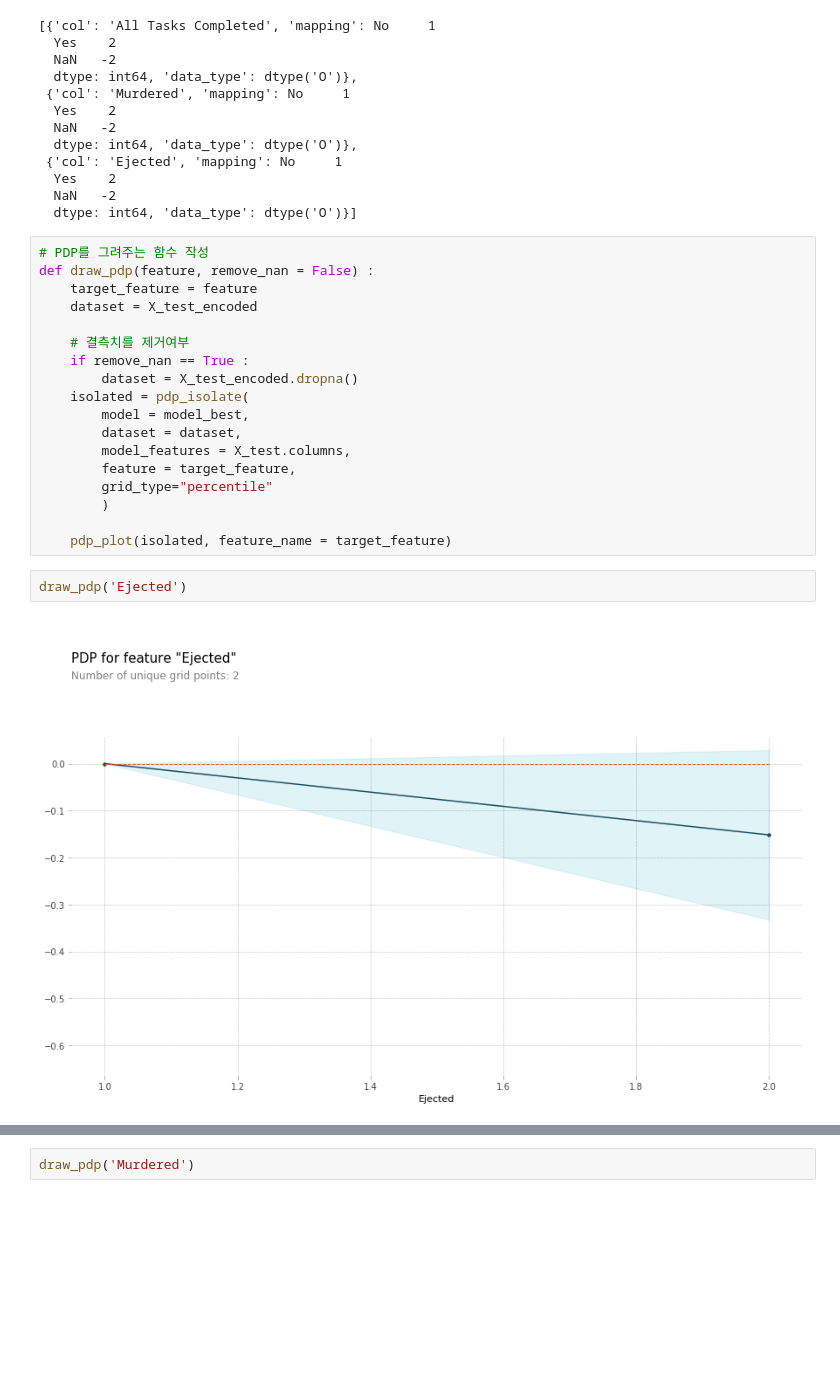
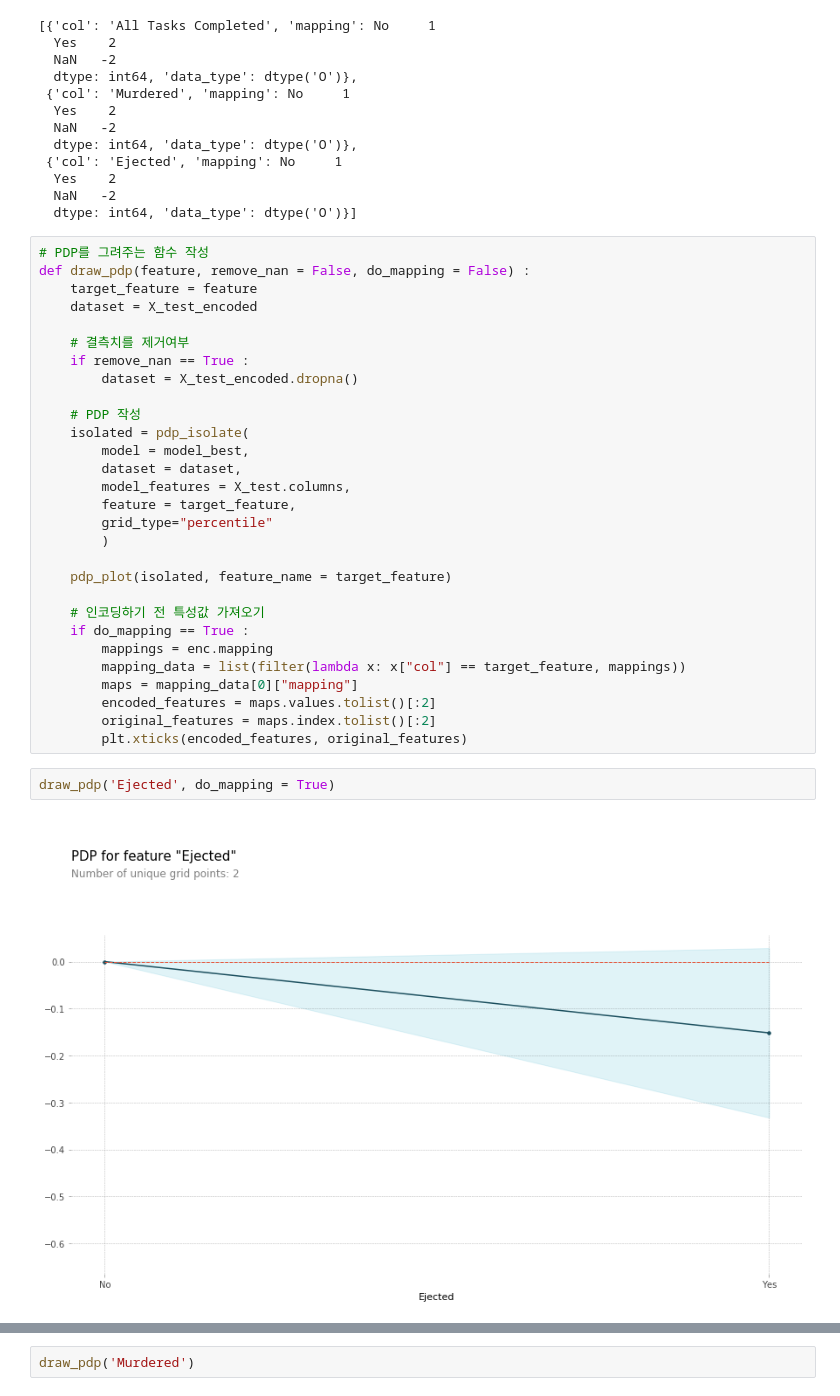
Before and after one commit to donghwi2022/ds-section2-project, a Jupyter notebook: section2_project.ipynb, the cells around one changed output, grey strips where cells are left out. Cells and saved outputs as stored; diff of their text form; blank space fills up the shorter version.

```diff
--- a/section2_project.ipynb
+++ b/section2_project.ipynb
@@ -497,13 +497,15 @@ mappings
   dtype: int64, 'data_type': dtype('O')}]
 # %%
 # PDP를 그려주는 함수 작성
-def draw_pdp(feature, remove_nan = False) :
+def draw_pdp(feature, remove_nan = False, do_mapping = False) :
     target_feature = feature
     dataset = X_test_encoded
 
     # 결측치를 제거여부
     if remove_nan == True :
         dataset = X_test_encoded.dropna()
+
+    # PDP 작성
     isolated = pdp_isolate(
         model = model_best,
         dataset = dataset,
@@ -513,7 +515,16 @@ def draw_pdp(feature, remove_nan = False) :
         )
 
     pdp_plot(isolated, feature_name = target_feature)
+
+    # 인코딩하기 전 특성값 가져오기
+    if do_mapping == True :
+        mappings = enc.mapping
+        mapping_data = list(filter(lambda x: x["col"] == target_feature, mappings))
+        maps = mapping_data[0]["mapping"]
+        encoded_features = maps.values.tolist()[:2]
+        original_features = maps.index.tolist()[:2]
+        plt.xticks(encoded_features, original_features)
 # %%
-draw_pdp('Ejected')
+draw_pdp('Ejected', do_mapping = True)
 # %% [output]
-[figure, old version]
+[figure, new version]
```
Also changed, not shown: parts of 4 cells of this notebook.
